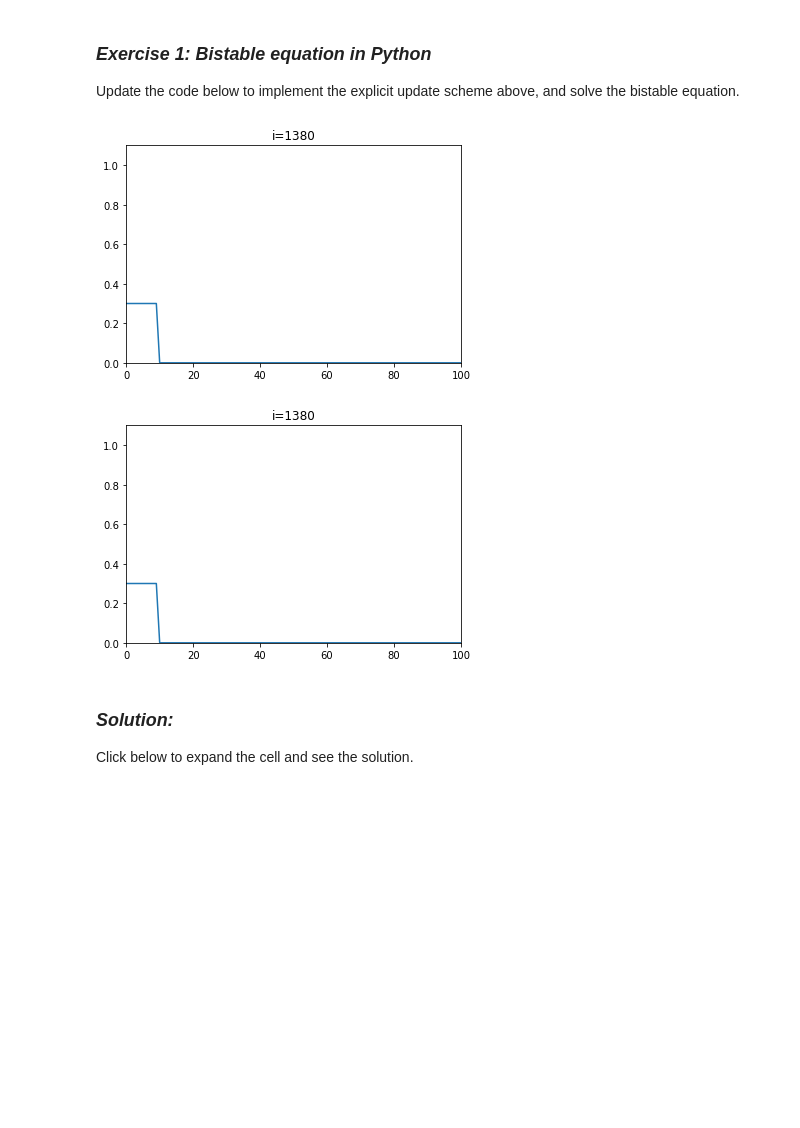
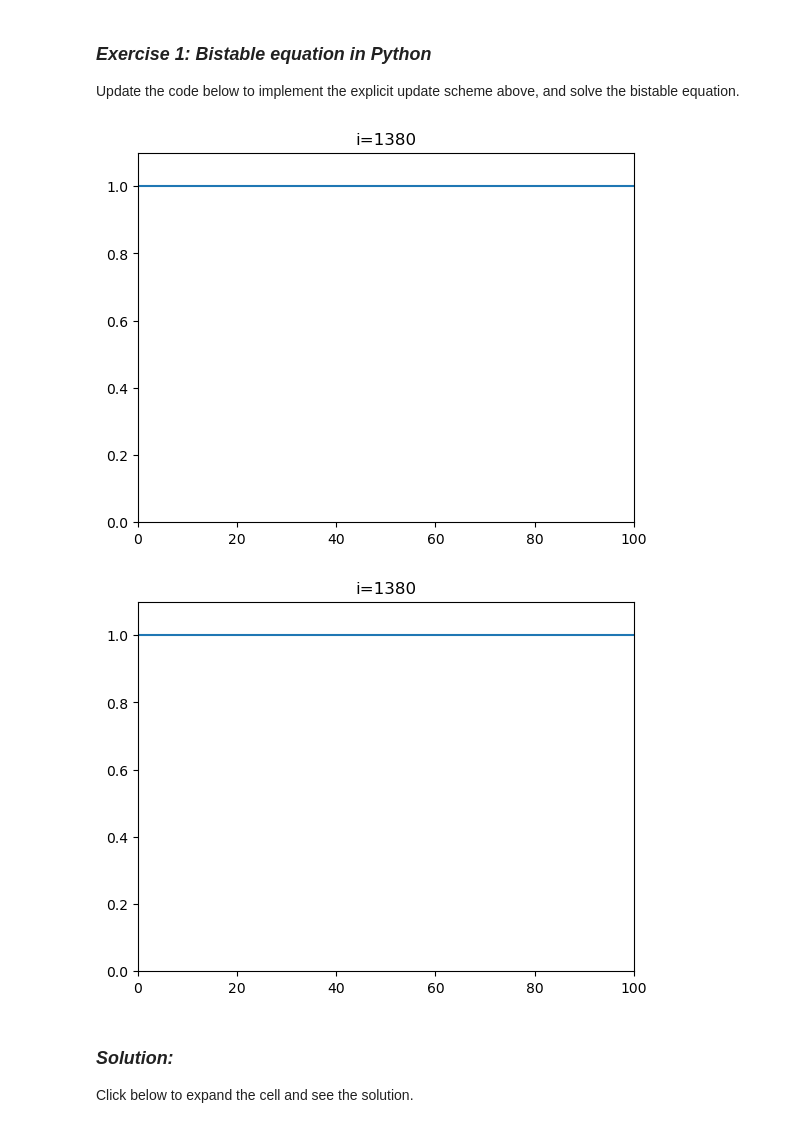
Before and after one commit to rakshakonanur/SSCP_lectures_RK, a Jupyter notebook: L08 (Electrical Conduction in the Heart)/L8_cardiac.ipynb, the cells around one changed output. Drawn from its saved outputs; the diff is of its cells as text; code cells hidden in the pictures; blank space fills up the shorter version.

```diff
--- a/L08 (Electrical Conduction in the Heart)/L8_cardiac.ipynb
+++ b/L08 (Electrical Conduction in the Heart)/L8_cardiac.ipynb
@@ -273,25 +275,26 @@ Update the code below to implement the explicit update scheme above, and solve t
 # %%
 def f(v):
     return A*v*(1-v)*(v-alpha)
 
 
 for i in range (1400):
     for j in range(1,N):
-    	pass #replace with update formula v[j] = ...
+        v[j] = v_prev[j] + ((k*dt)/(dx**2))*(v_prev[j-1] - 2*v_prev[j] + v_prev[j+1]) + dt*f(v_prev[j])
 
     #add formulas for end points:
-    #v[0] = ...
-    #v[N] = ...
+    v[0] = v_prev[0] + ((k*dt)/(dx**2))*2*(v_prev[1] - v_prev[0]) + dt*f(v_prev[0])
+    v[N] = v_prev[N] + ((k*dt)/(dx**2))*2*(v_prev[N-1] - v_prev[N]) + dt*f(v_prev[N])
+    v_prev = v
     if i%20==0:  #to avoid displaying every time step
         plt.clf()
         plt.axis([0, L, 0, 1.1])
         plt.plot(v)
         plt.title('i=%d' % i)
         display.clear_output(wait=True)
         display.display(plt.gcf())
 # %% [output]
-[figure, old version]
+[figure, new version]
-[figure, old version]
+[figure, new version]
 # %% [markdown]
 ### *Solution:*
 
```
Also changed, not shown: parts of 5 cells of this notebook, 1 other file.
